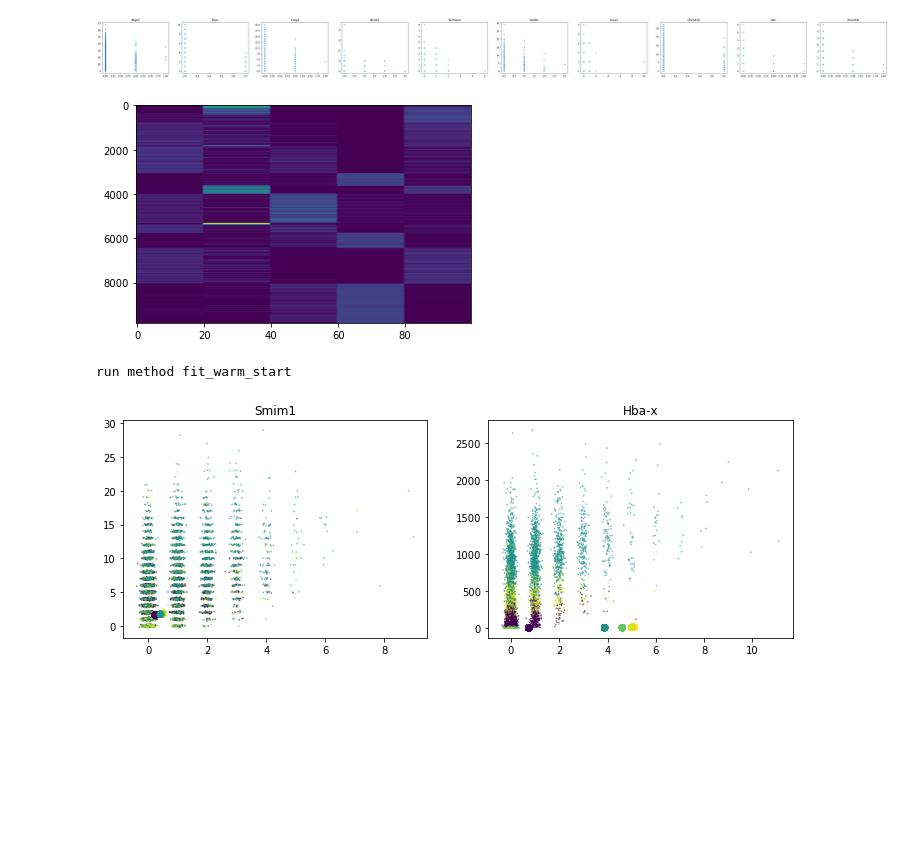
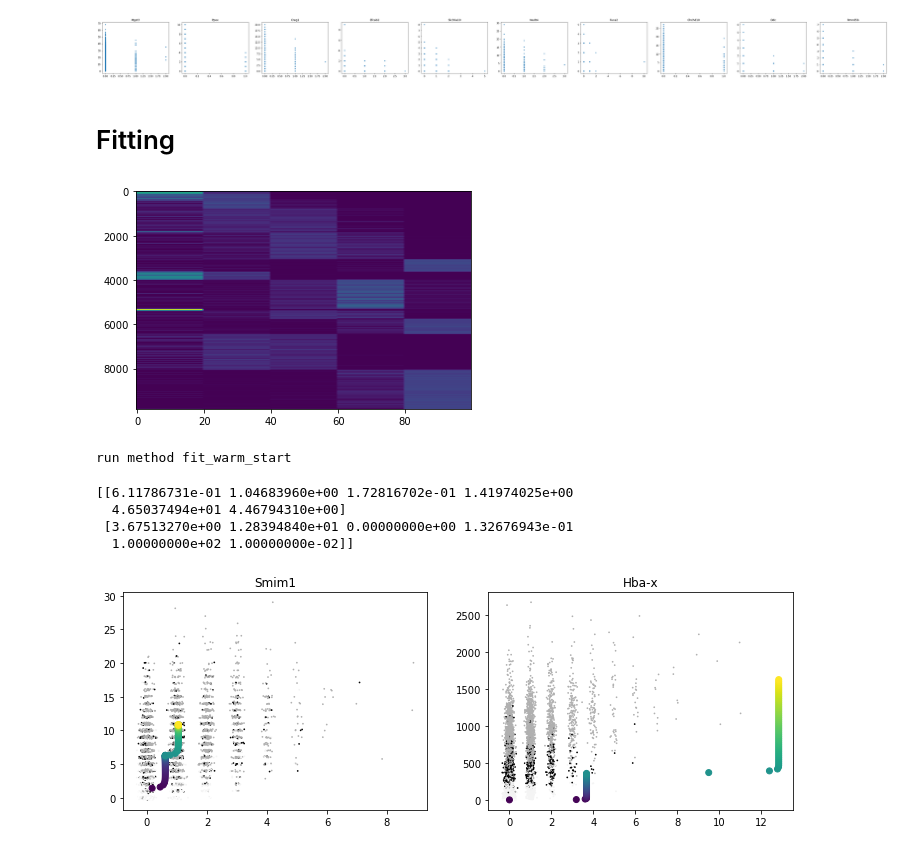
Before and after one commit to pachterlab/FGP_2024, a Jupyter notebook: notebooks/Barile.ipynb, the cells around one changed output. Drawn from its saved outputs; the diff is of its cells as text; code cells hidden in the pictures; blank space fills up the shorter version.

```diff
--- a/notebooks/Barile.ipynb
+++ b/notebooks/Barile.ipynb
@@ -154,6 +145,10 @@ for j in range(plot_p):
     ax[j].set_title(gene_names[idx[j]])
 # %% [output]
 [figure]
+# %% [markdown]
+# Fitting
+# %%
+cell_types = ['Blood progenitors 1','Blood progenitors 2','Erythroid1','Erythroid2', 'Erythroid3']
 # %%
 n, p, _ = X.shape
 m = 100
@@ -164,20 +159,24 @@ for i,celltype in enumerate(cell_types):
 Q = Q/np.sum(Q,axis=0,keepdims=True)
 plt.imshow(Q[:,0],aspect='auto');
 # %% [output]
-[figure, old version]
+[figure, new version]
 # %%
 topo = np.array([[0,1]])
 tau = (0,1,2) # ~24 hours
 traj = Trajectory(topo, tau)
+res = traj.fit(X,Q=Q,parallel=True,n_threads=2)
+# %% [output]
+run method fit_warm_start
-# %%
-res = traj.fit(X,Q=Q,parallel=True,n_threads=10)
-# %% [output]
-run method fit_warm_start
 # %%
-plot_genes = ['Smim1', 'Hba-x']
+plot_genes = ['Smim1', 'Hba-x',]
 plot_idx = [np.where(fitted_genes==gene)[0] for gene in plot_genes]
 plot_idx = np.concatenate(plot_idx).ravel()
 
 plot_phase(X,Q,traj,idx=plot_idx,gene_name=fitted_genes)
+print(traj.theta[plot_idx])
 # %% [output]
+[[6.11786731e-01 1.04683960e+00 1.72816702e-01 1.41974025e+00
+  4.65037494e+01 4.46794310e+00]
+ [3.67513270e+00 1.28394840e+01 0.00000000e+00 1.32676943e-01
+  1.00000000e+02 1.00000000e-02]]
-[figure, old version]
+[figure, new version]
```
Also changed, not shown: parts of 3 cells of this notebook, 2 other files.
